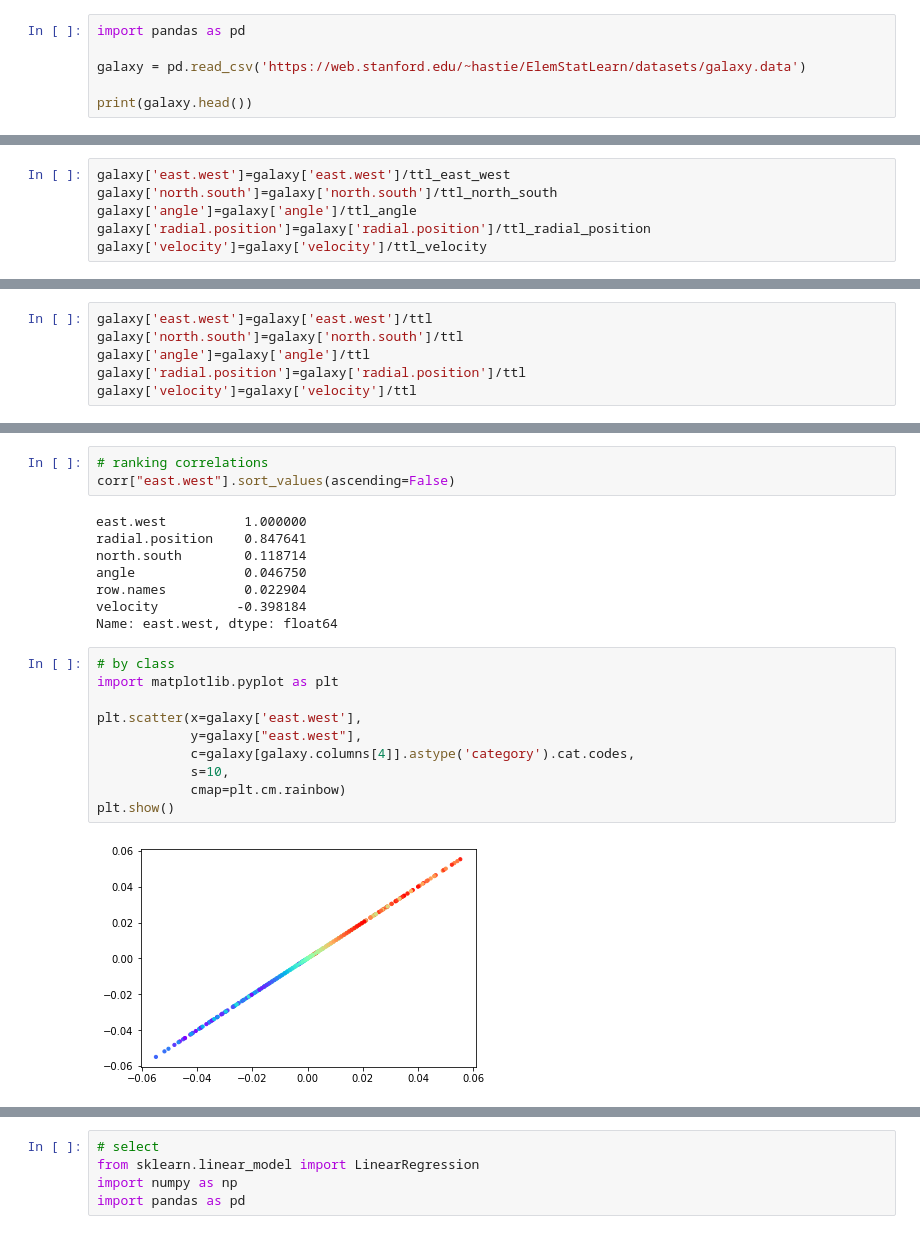
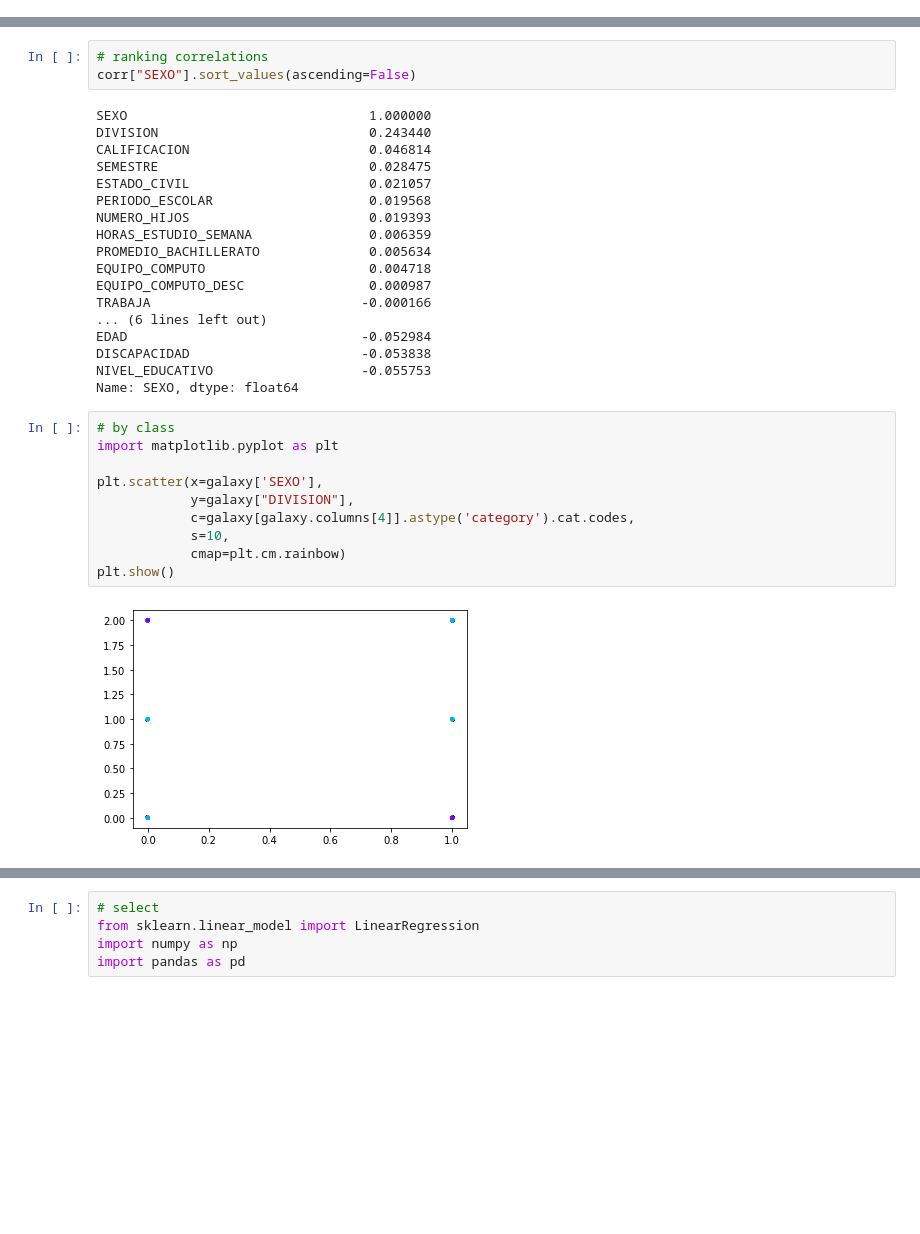
Before and after one commit to ocastrejon/pulido, a Jupyter notebook: binder_codigo.ipynb, the cells around one changed output, grey strips where cells are left out. Drawn from its saved outputs; the diff is of its cells as text; blank space fills up the shorter version.

```diff
--- a/binder_codigo.ipynb
+++ b/binder_codigo.ipynb
@@ -1,6 +0,0 @@
-# %%
-import pandas as pd
-
-galaxy = pd.read_csv('https://web.stanford.edu/~hastie/ElemStatLearn/datasets/galaxy.data')
-
-print(galaxy.head())
@@ -32,6 +0,0 @@ Total velocity:         514741
-# %%
-galaxy['east.west']=galaxy['east.west']/ttl_east_west
-galaxy['north.south']=galaxy['north.south']/ttl_north_south
-galaxy['angle']=galaxy['angle']/ttl_angle
-galaxy['radial.position']=galaxy['radial.position']/ttl_radial_position
-galaxy['velocity']=galaxy['velocity']/ttl_velocity
@@ -68,6 +238,0 @@ Total:                  5.0
-# %%
-galaxy['east.west']=galaxy['east.west']/ttl
-galaxy['north.south']=galaxy['north.south']/ttl
-galaxy['angle']=galaxy['angle']/ttl
-galaxy['radial.position']=galaxy['radial.position']/ttl
-galaxy['velocity']=galaxy['velocity']/ttl
@@ -400,25 +600,35 @@ print()
 # %%
 # ranking correlations
-corr["east.west"].sort_values(ascending=False)
+corr["SEXO"].sort_values(ascending=False)
 # %% [output]
-east.west          1.000000
-radial.position    0.847641
-north.south        0.118714
-angle              0.046750
-row.names          0.022904
-velocity          -0.398184
-Name: east.west, dtype: float64
+SEXO                               1.000000
+DIVISION                           0.243440
+CALIFICACION                       0.046814
+SEMESTRE                           0.028475
+ESTADO_CIVIL                       0.021057
+PERIODO_ESCOLAR                    0.019568
+NUMERO_HIJOS                       0.019393
+HORAS_ESTUDIO_SEMANA               0.006359
+PROMEDIO_BACHILLERATO              0.005634
+EQUIPO_COMPUTO                     0.004718
+EQUIPO_COMPUTO_DESC                0.000987
+TRABAJA                           -0.000166
+... (6 lines left out)
+EDAD                              -0.052984
+DISCAPACIDAD                      -0.053838
+NIVEL_EDUCATIVO                   -0.055753
+Name: SEXO, dtype: float64
 # %%
 # by class
 import matplotlib.pyplot as plt
 
-plt.scatter(x=galaxy['east.west'],
-            y=galaxy["east.west"],
+plt.scatter(x=galaxy['SEXO'],
+            y=galaxy["DIVISION"],
             c=galaxy[galaxy.columns[4]].astype('category').cat.codes,
             s=10,
             cmap=plt.cm.rainbow)
 plt.show()
 # %% [output]
-[figure, old version]
+[figure, new version]
 # %%
 #Lineal
```
Also changed, not shown: parts of 59 cells of this notebook.
